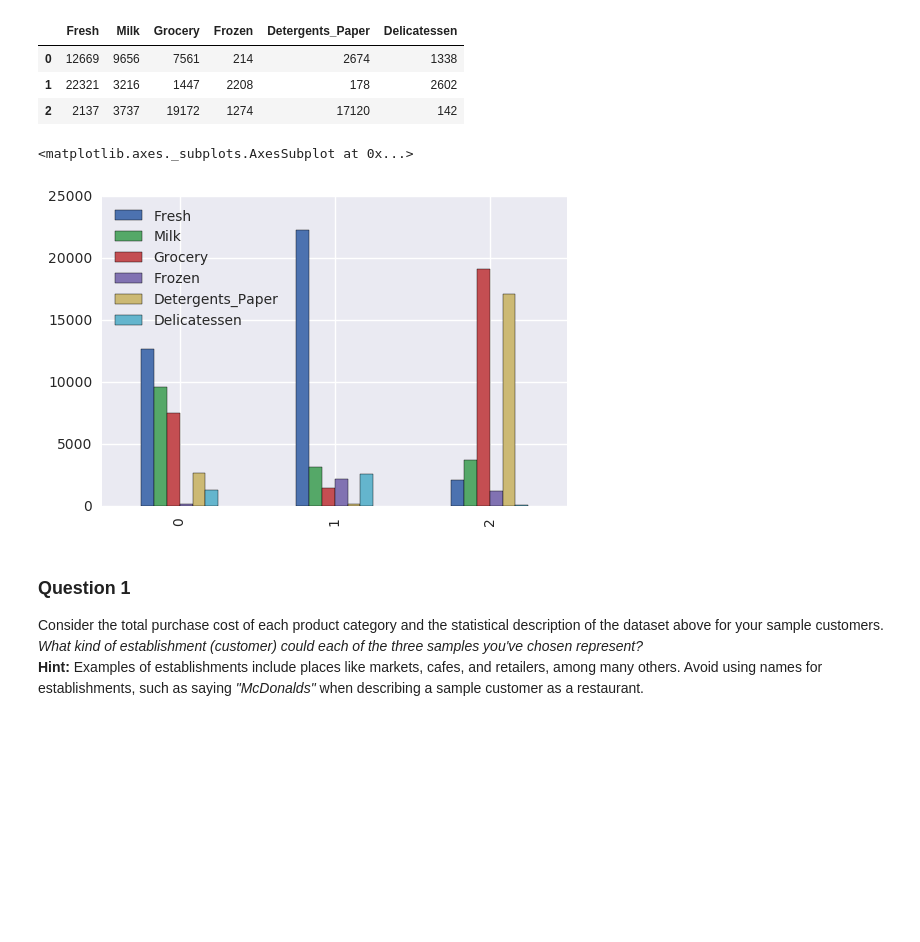
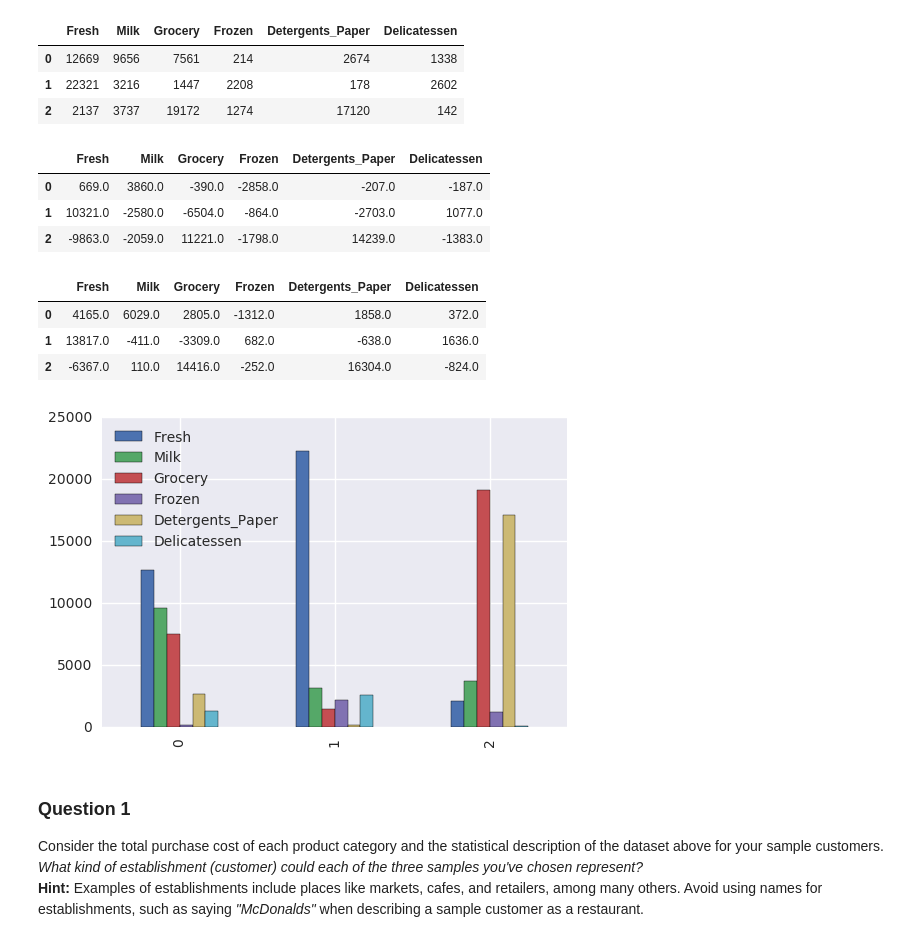
Before and after one commit to zarak/customer_segments, a Jupyter notebook: customer_segments.ipynb, the cells around one changed output. Saved outputs shown, nothing was run; the diff lists cells and outputs as text; code cells hidden in the pictures; blank space fills up the shorter version.

```diff
--- a/customer_segments.ipynb
+++ b/customer_segments.ipynb
@@ -73,11 +73,20 @@ Chosen samples of wholesale customers dataset:
 | 0 | 12669 | 9656 | 7561 | 214 | 2674 | 1338 |
 | 1 | 22321 | 3216 | 1447 | 2208 | 178 | 2602 |
 | 2 | 2137 | 3737 | 19172 | 1274 | 17120 | 142 |
-# %%
-samples.plot(kind='bar')
-# %% [output]
-<matplotlib.axes._subplots.AxesSubplot at 0x...>
-[figure, removed]
+# %%
+samples.plot(kind='bar')
+display(samples - np.round(data.mean()))
+display(samples - np.round(data.median()))
+# %% [output]
+|  | Fresh | Milk | Grocery | Frozen | Detergents_Paper | Delicatessen |
+| 0 | 669.0 | 3860.0 | -390.0 | -2858.0 | -207.0 | -187.0 |
+| 1 | 10321.0 | -2580.0 | -6504.0 | -864.0 | -2703.0 | 1077.0 |
+| 2 | -9863.0 | -2059.0 | 11221.0 | -1798.0 | 14239.0 | -1383.0 |
+|  | Fresh | Milk | Grocery | Frozen | Detergents_Paper | Delicatessen |
+| 0 | 4165.0 | 6029.0 | 2805.0 | -1312.0 | 1858.0 | 372.0 |
+| 1 | 13817.0 | -411.0 | -3309.0 | 682.0 | -638.0 | 1636.0 |
+| 2 | -6367.0 | 110.0 | 14416.0 | -252.0 | 16304.0 | -824.0 |
+[figure, added]
 # %% [markdown]
 ### Question 1
 Consider the total purchase cost of each product category and the statistical description of the dataset above for your sample customers.
```
Also changed, not shown: parts of 14 cells of this notebook, 2 other files.
